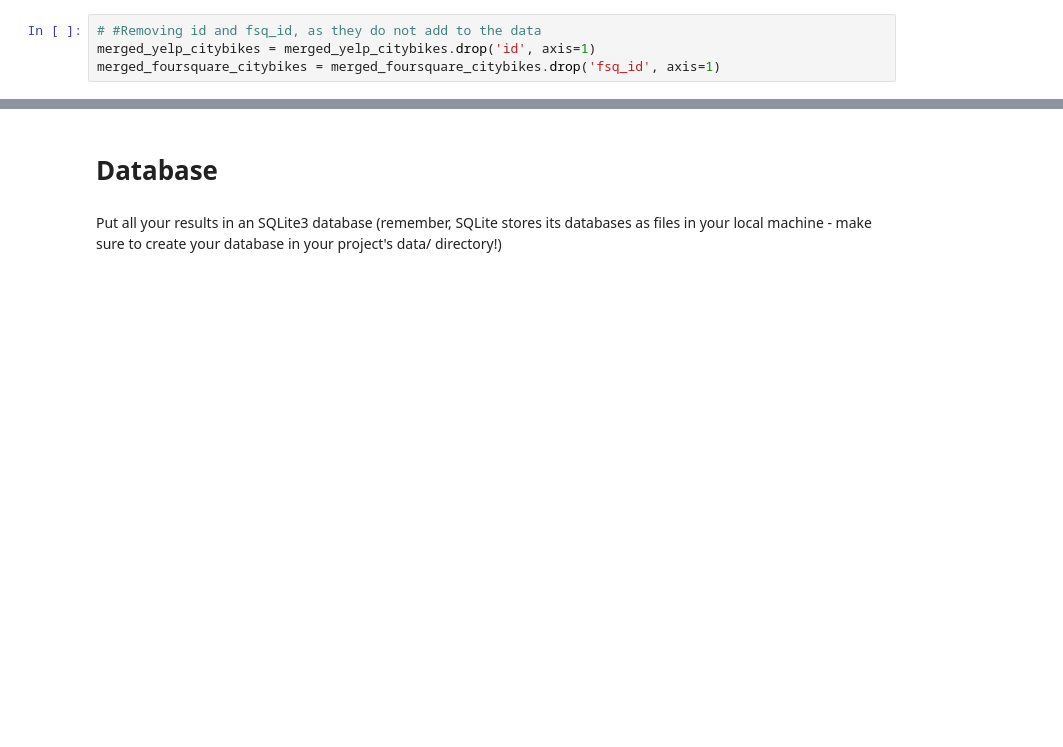
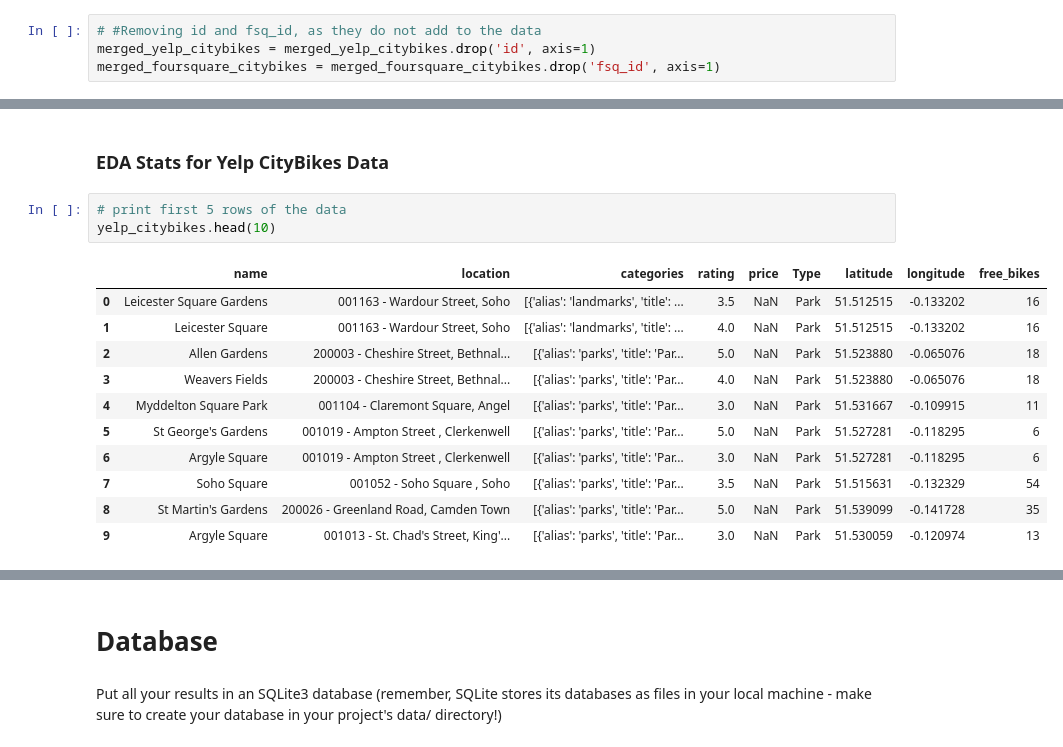
Before and after one commit to Brittanysacha/Statistical-Modelling-of-CityBike-Locations-and-Points-of-Interest-in-London, a Jupyter notebook: notebooks/joining_data.ipynb, the cells around one changed output, grey strips where cells are left out. Drawn from its saved outputs; the diff is of its cells as text; blank space fills up the shorter version.

```diff
--- a/notebooks/joining_data.ipynb
+++ b/notebooks/joining_data.ipynb
@@ -126,0 +75,17 @@ plt.show()
+# %% [markdown]
+### EDA Stats for Yelp CityBikes Data
+# %%
+# print first 5 rows of the data
+yelp_citybikes.head(10)
+# %% [output]
+|  | name | location | categories | rating | price | Type | latitude | longitude | free_bikes |
+| 0 | Leicester Square Gardens | 001163 - Wardour Street, Soho | [{'alias': 'landmarks', 'title': ... | 3.5 | NaN | Park | 51.512515 | -0.133202 | 16 |
+| 1 | Leicester Square | 001163 - Wardour Street, Soho | [{'alias': 'landmarks', 'title': ... | 4.0 | NaN | Park | 51.512515 | -0.133202 | 16 |
+| 2 | Allen Gardens | 200003 - Cheshire Street, Bethnal... | [{'alias': 'parks', 'title': 'Par... | 5.0 | NaN | Park | 51.523880 | -0.065076 | 18 |
+| 3 | Weavers Fields | 200003 - Cheshire Street, Bethnal... | [{'alias': 'parks', 'title': 'Par... | 4.0 | NaN | Park | 51.523880 | -0.065076 | 18 |
+| 4 | Myddelton Square Park | 001104 - Claremont Square, Angel | [{'alias': 'parks', 'title': 'Par... | 3.0 | NaN | Park | 51.531667 | -0.109915 | 11 |
+| 5 | St George's Gardens | 001019 - Ampton Street , Clerkenwell | [{'alias': 'parks', 'title': 'Par... | 5.0 | NaN | Park | 51.527281 | -0.118295 | 6 |
+| 6 | Argyle Square | 001019 - Ampton Street , Clerkenwell | [{'alias': 'parks', 'title': 'Par... | 3.0 | NaN | Park | 51.527281 | -0.118295 | 6 |
+| 7 | Soho Square | 001052 - Soho Square , Soho | [{'alias': 'parks', 'title': 'Par... | 3.5 | NaN | Park | 51.515631 | -0.132329 | 54 |
+| 8 | St Martin's Gardens | 200026 - Greenland Road, Camden Town | [{'alias': 'parks', 'title': 'Par... | 5.0 | NaN | Park | 51.539099 | -0.141728 | 35 |
+| 9 | Argyle Square | 001013 - St. Chad's Street, King'... | [{'alias': 'parks', 'title': 'Par... | 3.0 | NaN | Park | 51.530059 | -0.120974 | 13 |
```
Also changed, not shown: parts of 16 cells of this notebook, 13 other files.
